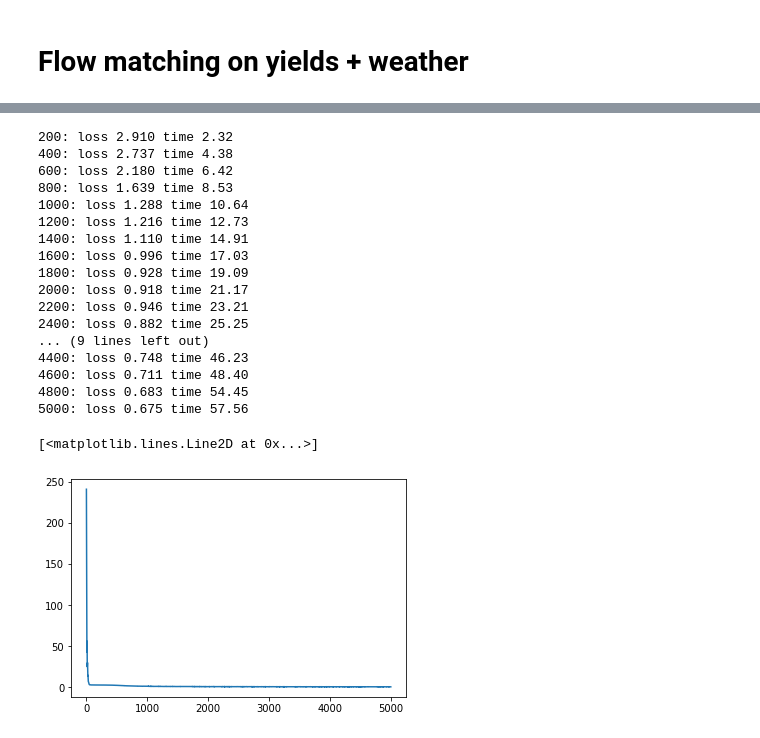
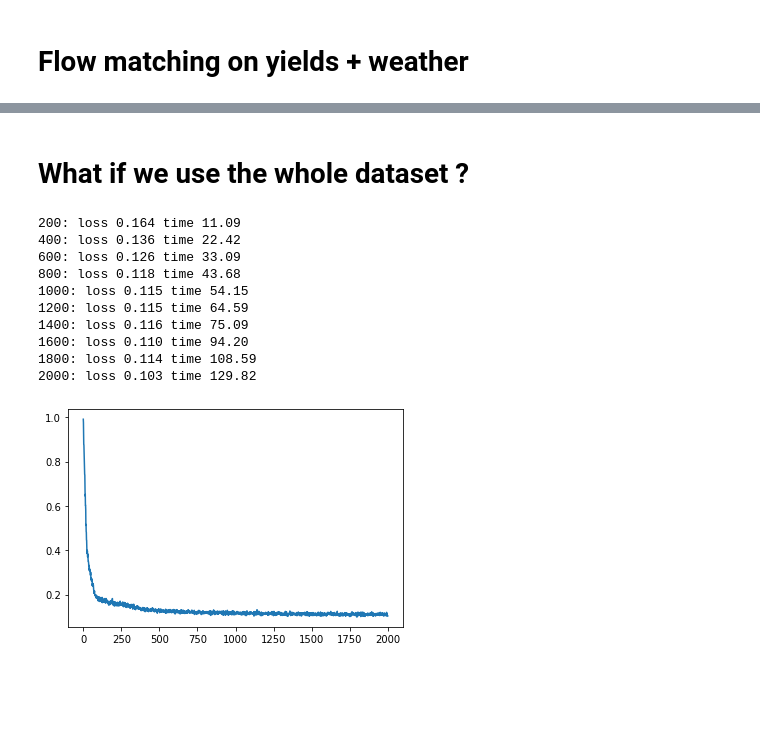
Before and after one commit to elkhomar/Genhack3, a Jupyter notebook: FlowMatching.ipynb, the cells around one changed output, grey strips where cells are left out. Saved outputs shown, nothing was run; the diff lists cells and outputs as text; code cells hidden in the pictures; blank space fills up the shorter version.

Commit message:
Final flow matching rendu 1

```diff
--- a/FlowMatching.ipynb
+++ b/FlowMatching.ipynb
@@ -112,3 +112,5 @@ dataset['AvgWeath_3_80'] = (dataset['W_16_80'] + dataset['W_17_80'] + dataset['W
 # %%
 #Train / Test split :
 train_data, test_data = train_test_split(dataset, test_size=0.3, random_state=seed)
+X_train = train_data[features]
+X_test = test_data[features]
@@ -348,0 +229,14 @@ test SWD = 0.29832788528972587
+# %%
+nb_samples = 5000
+
+with torch.no_grad():
+    node = NeuralODE(torch_wrapper(model), solver="dopri5", sensitivity="adjoint", atol=1e-4, rtol=1e-4)
+    x0 = torch.rand([nb_samples,dim], dtype=torch.float32)
+    traj = node.trajectory(
+            x0,
+            t_span=torch.linspace(0, 1, 100),
+            )
+    samples = scaler.inverse_transform(traj[-1].cpu().numpy())[:,:4]
+
+print("train SWD = {}".format(sliced_wasserstein_distance(X_train.values, samples, n_projections=5000)))
+print("test SWD = {}".format(sliced_wasserstein_distance(X_test.values, samples, n_projections=5000)))
@@ -348,0 +289,2 @@ test SWD = 0.29832788528972587
+# %% [markdown]
+# What if we use the whole dataset ?
@@ -349,49 +348,50 @@ test SWD = 0.29832788528972587
 # %%
-weather_dim = weather.shape[1]
-batch_size = 256
-weather_model = MLP(dim=weather_dim, time_varying=True, w=256)
-optimizer = torch.optim.Adam(weather_model.parameters())
-FM = ConditionalFlowMatcher(sigma=sigma)
+weather = ['AvgTemp_'+i+'_'+s for s in ['40', '49', '63', '80'] for i in ['2']] + ['AvgWeath_'+i+'_'+s for s in ['40', '49', '63', '80'] for i in ['2']]
+aux = ['Q40', 'Q49', 'Q63', 'Q80']
+X_all = train_data[features + aux + weather]
+
+scaler = StandardScaler()
+X_all = pd.DataFrame(scaler.fit_transform(X_all))
+
+sigma = 0.1
+dim = X_all.shape[1]
+batch_size = 512
+model = MLP(dim=dim, time_varying=True, w=44)
+optimizer = torch.optim.Adam(model.parameters())
+FM = ExactOptimalTransportConditionalFlowMatcher(sigma=sigma)
 
 losses = []
 start = time.time()
-for k in range(5000):
+for k in range(2000):
     optimizer.zero_grad()
 
-    w0 = torch.rand([batch_size,weather_dim], dtype=torch.float32)
-    w1 = torch.tensor(weather.sample(n=batch_size, random_state=np.random.seed(seed)).values, dtype=torch.float32)
+    x0 = torch.rand([batch_size,dim], dtype=torch.float32)
+    x1 = torch.tensor(X_all.sample(n=batch_size, random_state=np.random.seed(seed)).values, dtype=torch.float32)
 
-    t, wt, ut = FM.sample_location_and_conditional_flow(w0, w1)
+    t, xt, ut = FM.sample_location_and_conditional_flow(x0, x1)
 
-    vt = weather_model(torch.cat([wt, t[:, None]], dim=-1))
+    vt = model(torch.cat([xt, t[:, None]], dim=-1))
     loss = torch.mean((vt - ut) ** 2)
     losses.append(loss.item())
 
     loss.backward()
     optimizer.step()
 
     if (k + 1) % 200 == 0:
         end = time.time()
         print(f"{k+1}: loss {loss.item():0.3f} time {(end - start):0.2f}")
 
 plt.plot(losses)
+plt.show()
 # %% [output]
-200: loss 2.910 time 2.32
-400: loss 2.737 time 4.38
-600: loss 2.180 time 6.42
-800: loss 1.639 time 8.53
-1000: loss 1.288 time 10.64
-1200: loss 1.216 time 12.73
-1400: loss 1.110 time 14.91
-1600: loss 0.996 time 17.03
-1800: loss 0.928 time 19.09
-2000: loss 0.918 time 21.17
-2200: loss 0.946 time 23.21
-2400: loss 0.882 time 25.25
-... (9 lines left out)
-4400: loss 0.748 time 46.23
-4600: loss 0.711 time 48.40
-4800: loss 0.683 time 54.45
-5000: loss 0.675 time 57.56
+200: loss 0.164 time 11.09
+400: loss 0.136 time 22.42
+600: loss 0.126 time 33.09
+800: loss 0.118 time 43.68
+1000: loss 0.115 time 54.15
+1200: loss 0.115 time 64.59
+1400: loss 0.116 time 75.09
+1600: loss 0.110 time 94.20
+1800: loss 0.114 time 108.59
+2000: loss 0.103 time 129.82
-[<matplotlib.lines.Line2D at 0x...>]
-[figure, old version]
+[figure, new version]
```
Also changed, not shown: parts of 16 cells of this notebook.
